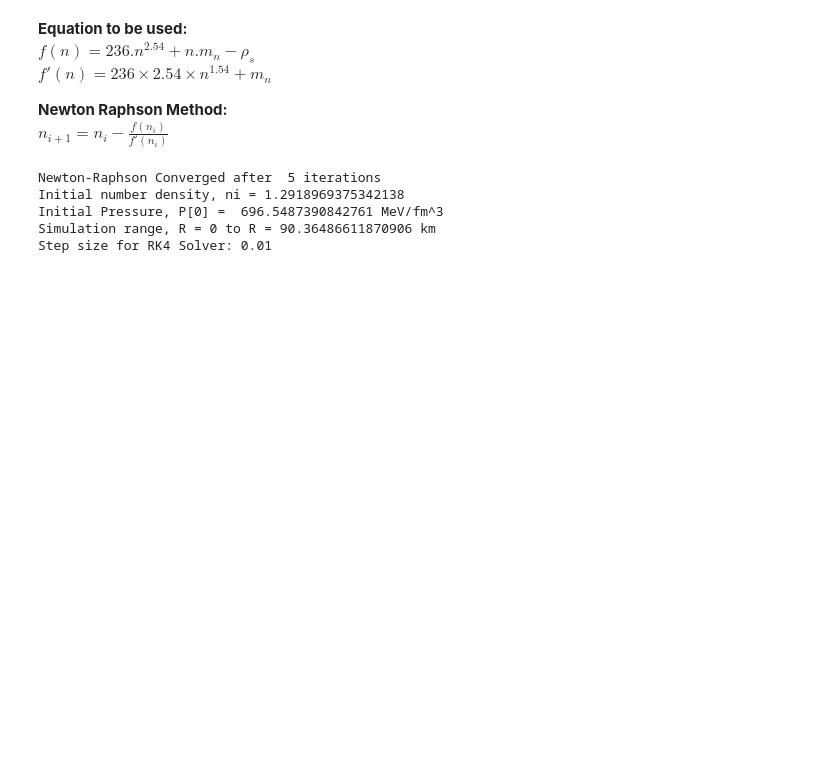
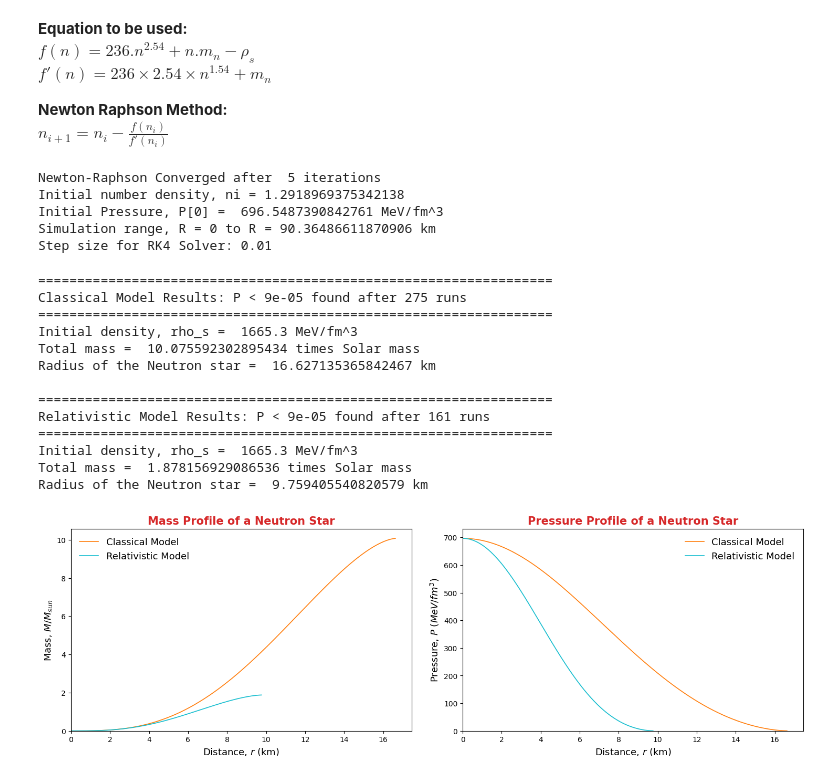
Before and after one commit to Astin-A/NeutronStar-with-Python, a Jupyter notebook: simulation.ipynb, the cells around one changed output. Saved outputs shown, nothing was run; the diff lists cells and outputs as text; code cells hidden in the pictures; blank space fills up the shorter version.

Commit message:
Modelling a Neutron Star

```diff
--- a/simulation.ipynb
+++ b/simulation.ipynb
@@ -165,3 +165,59 @@ Initial number density, ni = 1.2918969375342138
 Initial Pressure, P[0] =  696.5487390842761 MeV/fm^3
 Simulation range, R = 0 to R = 90.36486611870906 km
 Step size for RK4 Solver: 0.01
+# %%
+'''Using RK4 Numerical Method for modeling a neutron star'''
+plt.figure(figsize = (18, 5))                                   # setting up the figure size for subplots
+for k in range(0,2):                                            # k will take two values in this run --> 0 and 1
+    flag = flag_set[k]                                          # flag_set[0] = 0, flag_set[1] = 1
+    for i in range(0,N-1):                                      # for 1500 iterations
+        if flag == 0:                                           # if the flag is set to 0
+            [m[i+1], p[i+1]] = RK4Solver(r[i],m[i],p[i],h,flag) # use classical model
+        else:                                                   # if not 0
+            [m[i+1], p[i+1]] = RK4Solver(r[i],m[i],p[i],h,flag) # use relativistic model
+        if p[i+1] < tol:                                        # if the value of the pressure goes below tolerance (close to 0 as we know)
+            break                                               # the simulation is completed
+    print()                                                     # for a new line between outputs
+    if i == N-2:                                                # if the pressure value was not able to go below the tolerance value
+        lbl1 = "Program didn't converge to P = 0, extend the maximum value of r" # print to increase the itetarations of simulation --> values of r
+    else:                                                       # if simulation stopped before this
+        lbl1 = f"P < {tol} found after {i} runs"                # print the conclusion statement
+
+    '''Keep only the used indices of array discarding the remaining ones'''
+    m = m[:i+2] # m[0:i+2 --> Exclusive index]
+    p = p[:i+2]
+    r = r[:i+2]
+
+    '''Time to visualise and print the results'''
+    if flag == 0:
+        lbl = "Classical Model"
+        plot_data('tab:orange', "Classical Model")
+    else:
+        lbl = "Relativistic Model"
+        plot_data('tab:cyan', "Relativistic Model")
+
+    '''Printing the overall output'''
+    print ("==================================================================")
+    print (lbl, "Results:", lbl1)
+    print ("==================================================================")
+    print ("Initial density, rho_s = ", rho_s, "MeV/fm^3")
+    print ("Total mass = ", m[-1]*M0/Ms, "times Solar mass")
+    print ("Radius of the Neutron star = ", r[-1]*R0*1e-18, "km")
+
+print()
+plt.subplots_adjust(wspace = 0.15)
+# %% [output]
+==================================================================
+Classical Model Results: P < 9e-05 found after 275 runs
+==================================================================
+Initial density, rho_s =  1665.3 MeV/fm^3
+Total mass =  10.075592302895434 times Solar mass
+Radius of the Neutron star =  16.627135365842467 km
+
+==================================================================
+Relativistic Model Results: P < 9e-05 found after 161 runs
+==================================================================
+Initial density, rho_s =  1665.3 MeV/fm^3
+Total mass =  1.878156929086536 times Solar mass
+Radius of the Neutron star =  9.759405540820579 km
+[figure, added]
```
